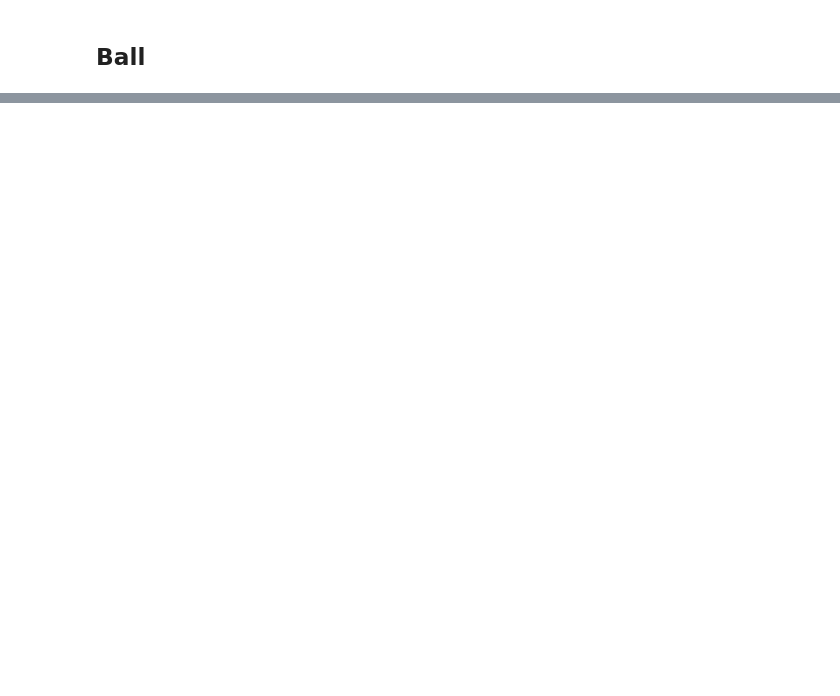
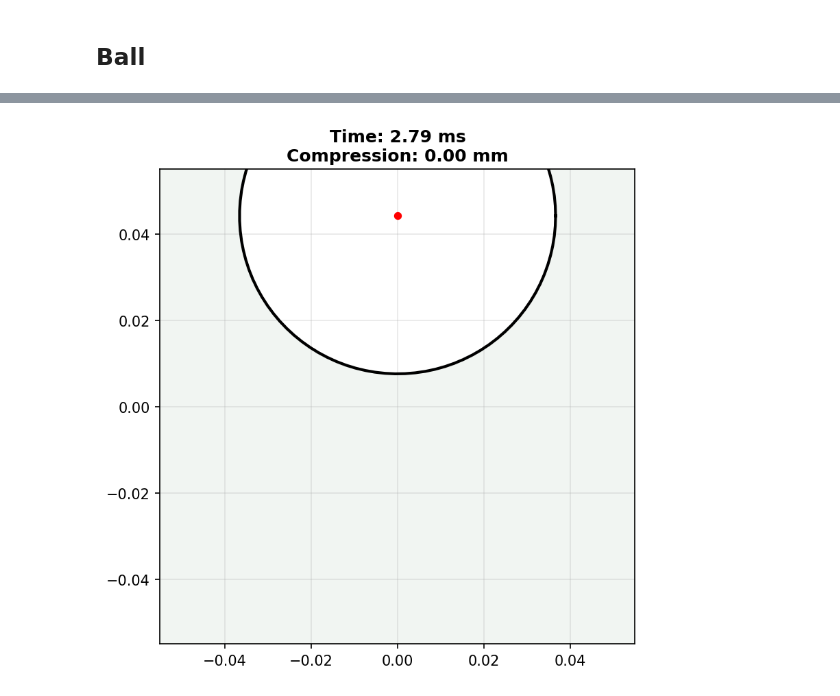
Before and after one commit to navawolfish/bat-ball-collision-model, a Jupyter notebook: do_integration.ipynb, the cells around one changed output, grey strips where cells are left out. Cells and saved outputs as stored; diff of their text form; code cells hidden in the pictures; blank space fills up the shorter version.

```diff
--- a/do_integration.ipynb
+++ b/do_integration.ipynb
@@ -603,0 +470,46 @@ def hysteresis_curve(u, k = 6.533107, alpha = 1.84):
+# %%
+def get_ball_shape(compression, radius=Rb):
+    """Returns the shape of the ball as an ellipse with semi-axes radius (x) and radius-compression (y)."""
+    effective_y_radius = max(radius - compression, 0)
+    theta = np.linspace(0, 2 * np.pi, 100)
+    x = radius * np.cos(theta)
+    y = effective_y_radius * np.sin(theta)
+    return x, y
+# %%
+def animate_ball_compression(u, yb_sol, save_path='ball_compression.gif'):
+    """Animate the ball compression during the collision."""
+    fig, ax = plt.subplots(figsize=(6, 6))
+    # ax.set_xlim(-Rb*2, Rb*2)
+    # ax.set_ylim(-Rb*2, Rb*2)
+    ax.set_aspect('equal')
+    shape = ax.fill([], [], color='white')[0]
+    outline = ax.plot([], [], color='black', linewidth=2)[0]
+    centrepoint = ax.scatter([], [], color='red', s=20, zorder=5) # add a red dot at the center of the ball for reference
+
+    def init():
+        x = Rb * np.cos(np.linspace(0, 2 * np.pi, 100))
+        y = Rb * np.sin(np.linspace(0, 2 * np.pi, 100))
+        y = y + yb_sol[0]  # position the ball at the initial height
+        shape.set_xy(x, y)
+        outline.set_data(x, y)
+        centrepoint.set_offsets([(0, yb_sol[0])])
+        return shape, outline, centrepoint,
+
+    def update(frame):
+        x, y = get_ball_shape(u[frame])
+        y = y + yb_sol[frame]  # position the ball at the current height
+        shape.set_xy(np.column_stack([x, y]))
+        outline.set_data(x, y)
+        centrepoint.set_offsets([(0, yb_sol[frame])])
+        ax.set_title(f'Time: {standard_bat.t[frame]*1e3:.2f} ms\nCompression: {u[frame]*1e3:.2f} mm', fontsize=12)
+        return shape, outline, centrepoint,
+
+    ani = animation.FuncAnimation(fig, update, frames=len(u), interval=2, repeat=False)
+        # Save the animation as an mp4 file
+    if save_path is not None:
+        ani.save(save_path, writer='ffmpeg', dpi=150)
+# %%
+plot_mask = standard_bat.t <= t_sep*3
+animate_ball_compression(u[plot_mask], standard_bat.ball.yb[plot_mask], save_path=f'midterm_report/plots/ball_compression_at_{impact_idx}.mp4')
+# %% [output]
+[figure, added]
```
Also changed, not shown: parts of 27 cells of this notebook, 13 other files.
